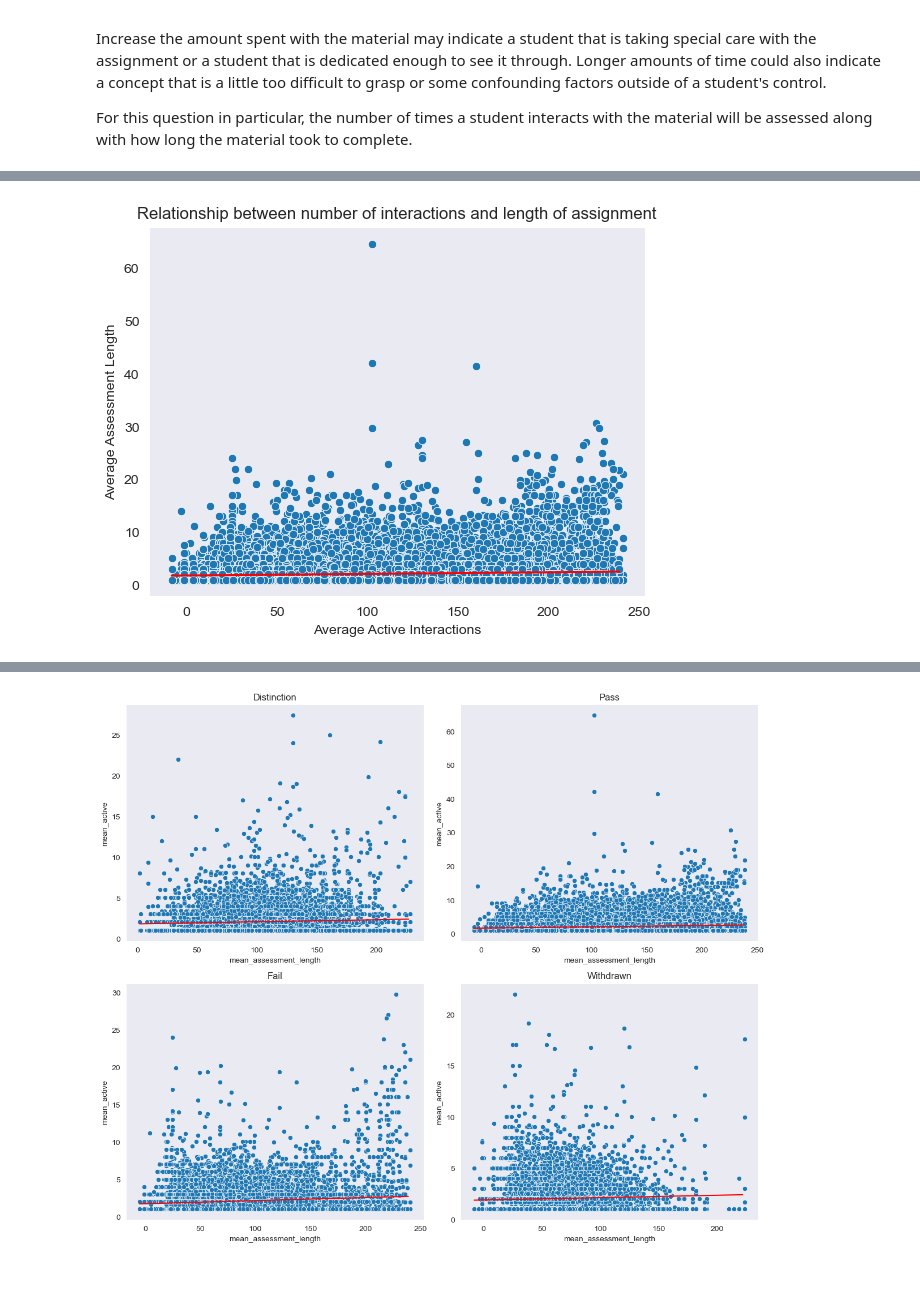
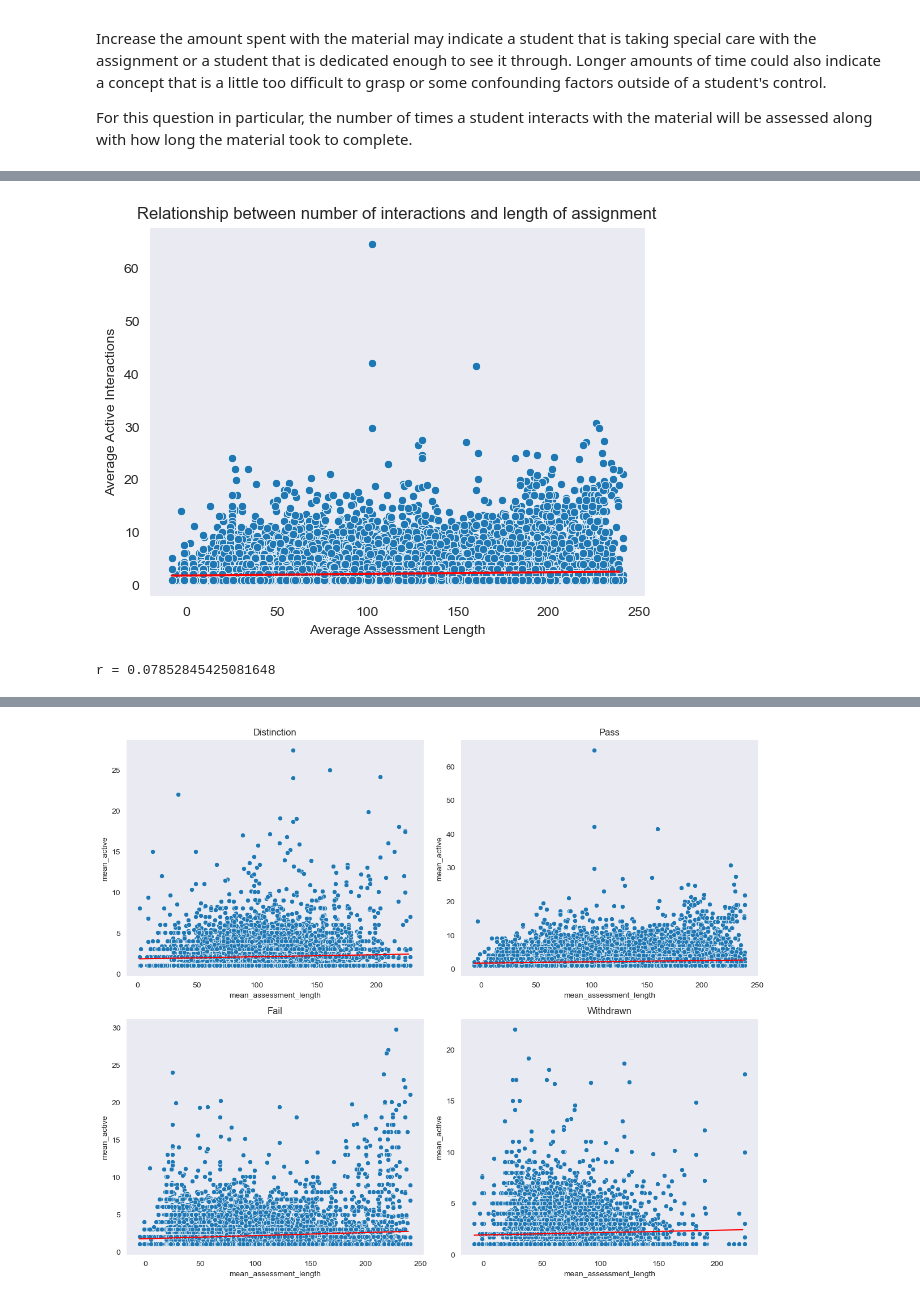
Before and after one commit to jpjavier23/capstone_2_final_documentation, a Jupyter notebook: capstone_2_final_report.ipynb, the cells around one changed output, grey strips where cells are left out. Drawn from its saved outputs; the diff is of its cells as text; code cells hidden in the pictures.

```diff
--- a/capstone_2_final_report.ipynb
+++ b/capstone_2_final_report.ipynb
@@ -395,9 +418,14 @@ al_y_theor = (al_a * al_x_theor) + al_b
 # %%
 act_len_reg = sns.lineplot(x = al_x_theor, y = al_y_theor, palette = pal, color = 'red')
 act_len_reg = sns.scatterplot(data = df11, y = 'mean_active', x = 'mean_assessment_length', palette = pal)
-act_len_reg = plt.xlabel('Average Active Interactions')
-act_len_reg = plt.ylabel('Average Assessment Length')
+act_len_reg = plt.ylabel('Average Active Interactions')
+act_len_reg = plt.xlabel('Average Assessment Length')
 act_len_reg = plt.title('Relationship between number of interactions and length of assignment')
 plt.show()
 # %% [output]
-[figure, old version]
+[figure, new version]
+# %%
+al_r = pearson_r(df11['mean_assessment_length'], df11['mean_active'])
+print(f'r = {al_r}')
+# %% [output]
+r = 0.07852845425081648
```
Also changed, not shown: parts of 54 cells of this notebook, 2 other files.
